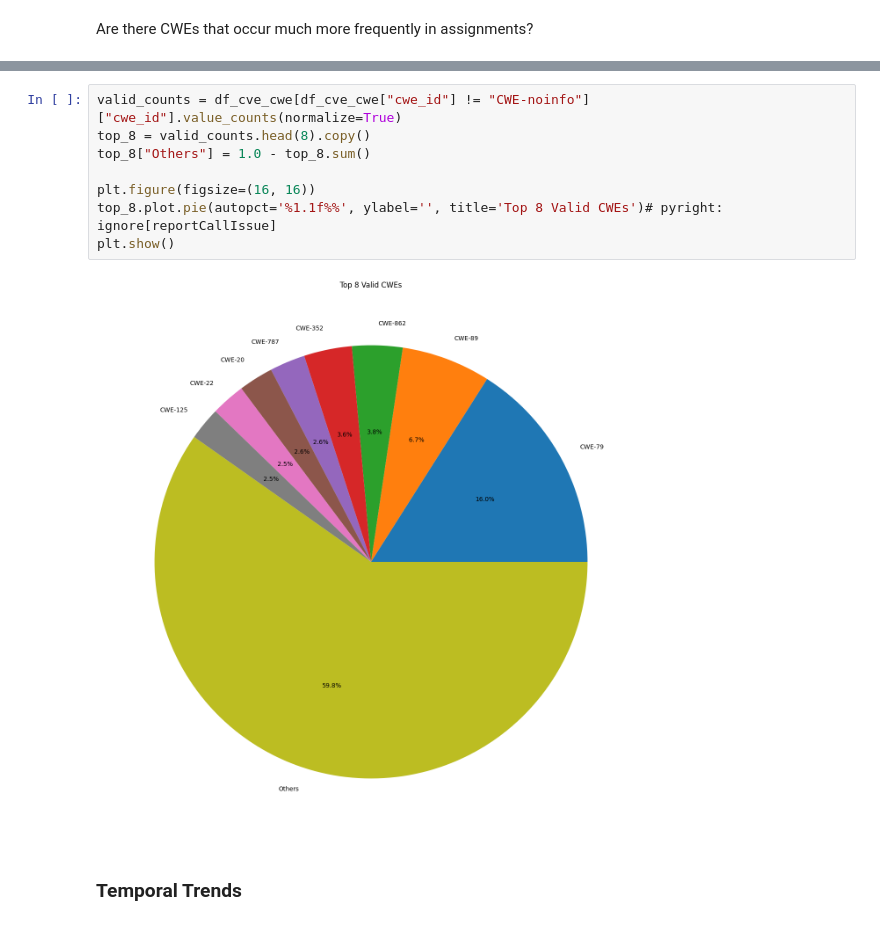
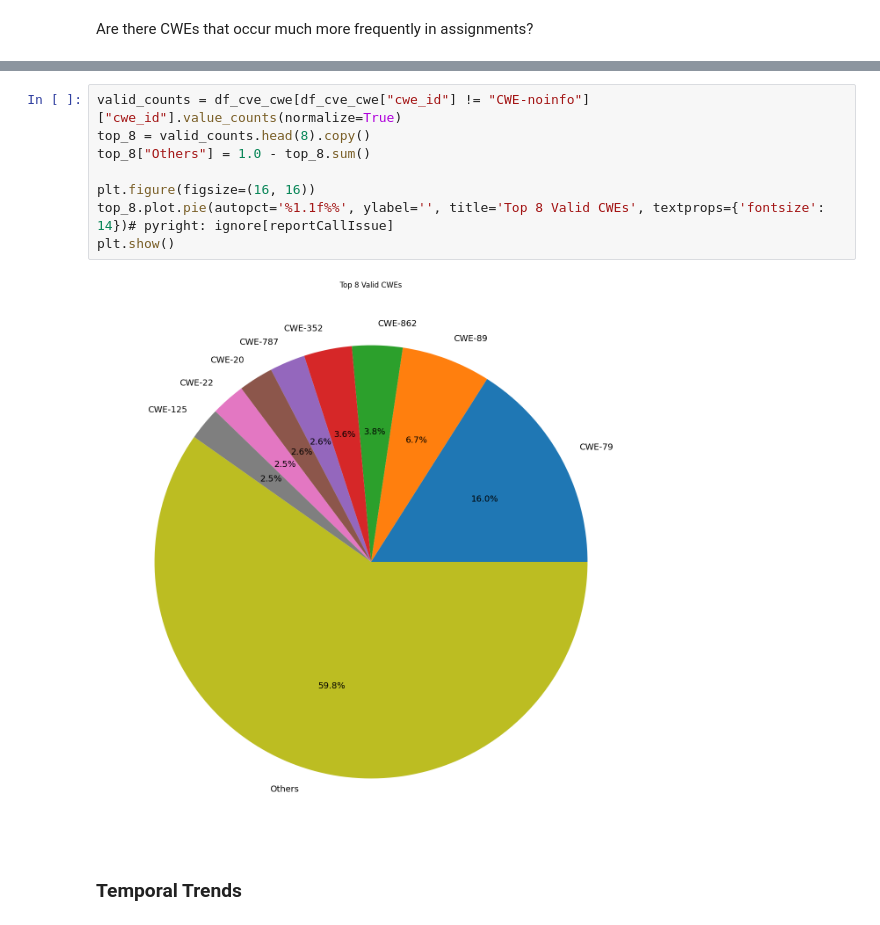
Before and after one commit to AndyVale/CVEvsCWE, a Jupyter notebook: analysis.ipynb, the cells around one changed output, grey strips where cells are left out. Cells and saved outputs as stored; diff of their text form.

Commit message:
Add some charts

```diff
--- a/analysis.ipynb
+++ b/analysis.ipynb
@@ -202,13 +202,13 @@ plt.show()
 # %%
 valid_counts = df_cve_cwe[df_cve_cwe["cwe_id"] != "CWE-noinfo"]["cwe_id"].value_counts(normalize=True)
 top_8 = valid_counts.head(8).copy()
 top_8["Others"] = 1.0 - top_8.sum()
 
 plt.figure(figsize=(16, 16))
-top_8.plot.pie(autopct='%1.1f%%', ylabel='', title='Top 8 Valid CWEs')# pyright: ignore[reportCallIssue]
+top_8.plot.pie(autopct='%1.1f%%', ylabel='', title='Top 8 Valid CWEs', textprops={'fontsize': 14})# pyright: ignore[reportCallIssue]
 plt.show()
 # %% [output]
-[figure, old version]
+[figure, new version]
 # %% [markdown]
 ### Temporal Trends
 # %% [markdown]
```
Also changed, not shown: parts of 4 cells of this notebook.
